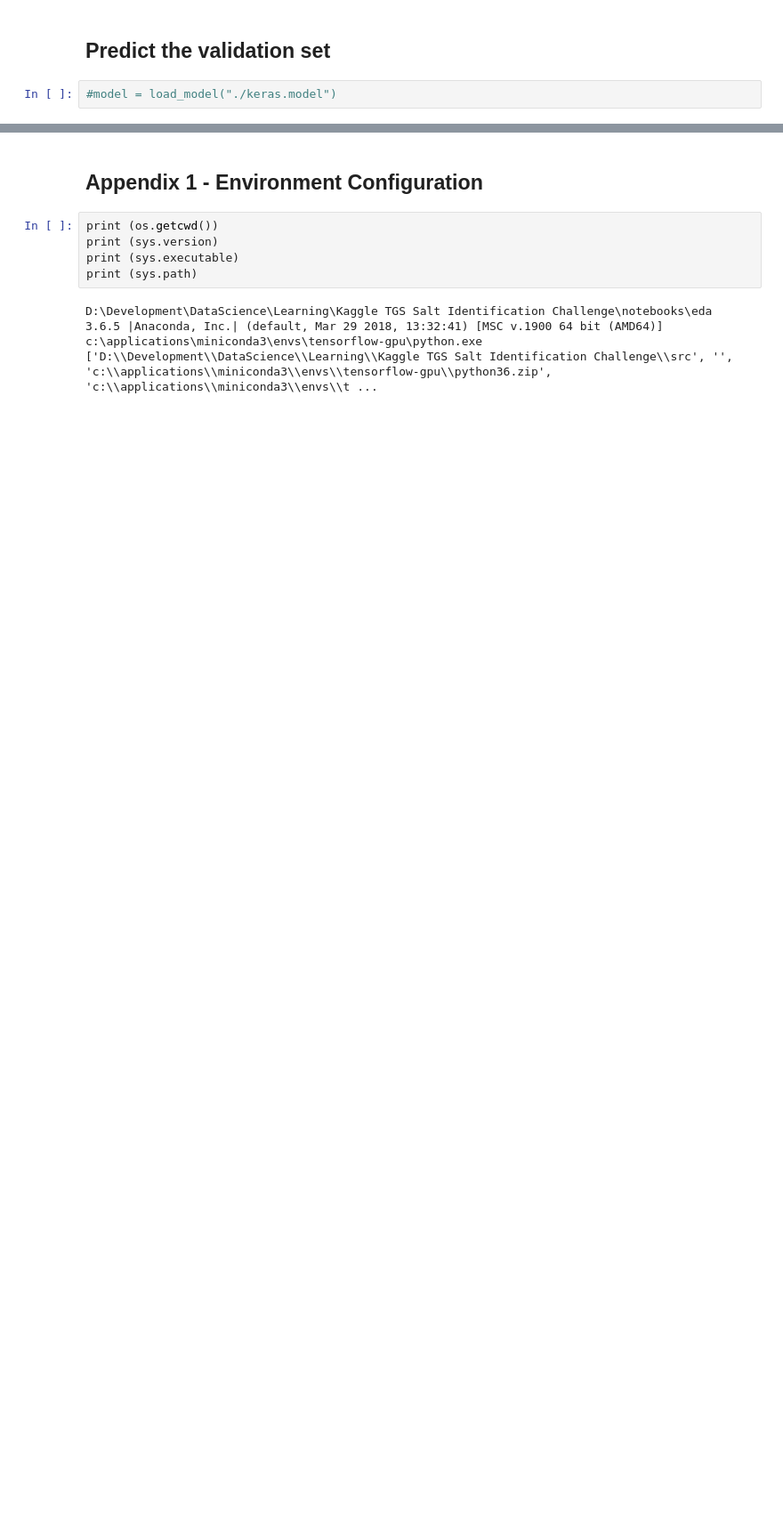
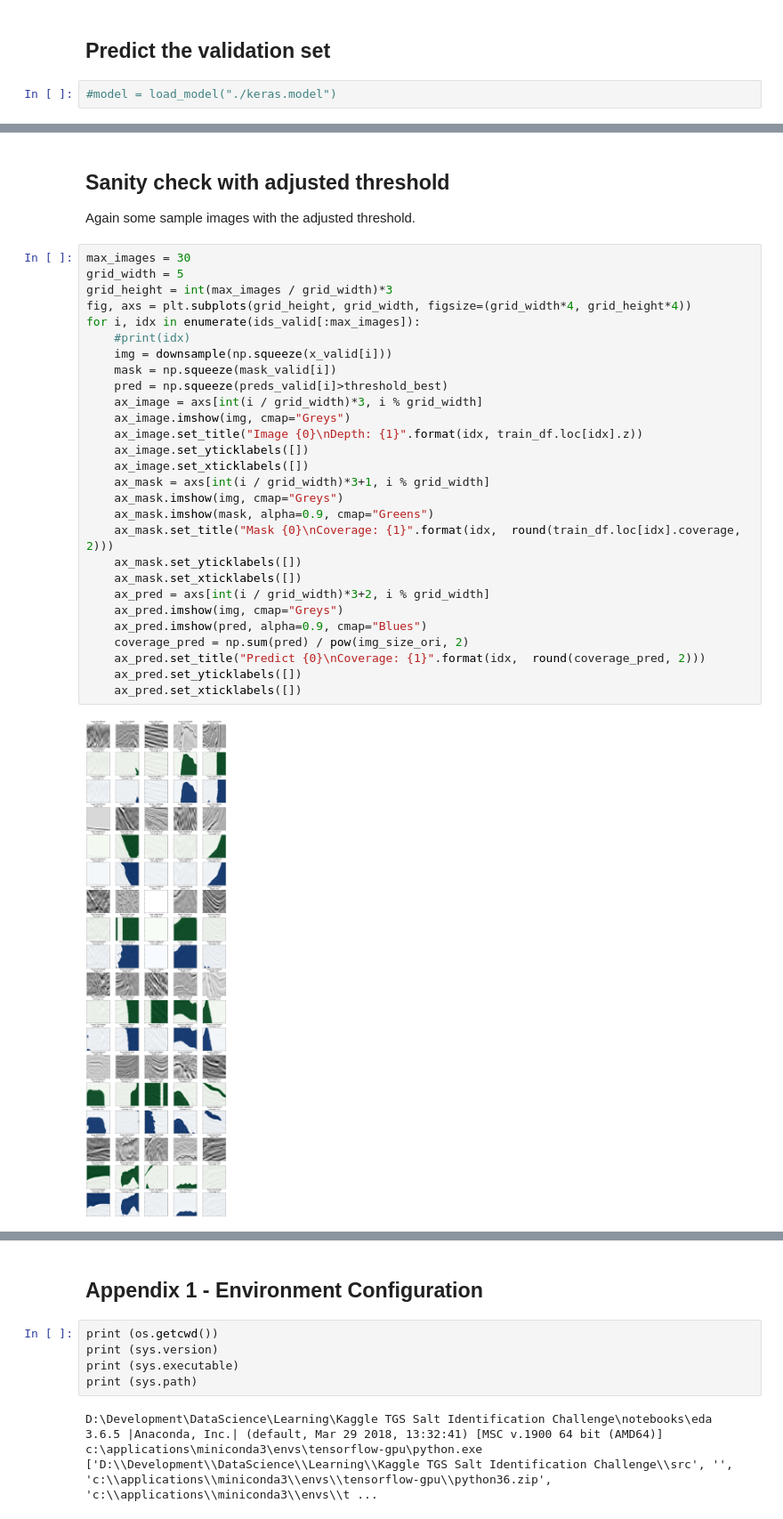
Before and after one commit to FlipWebApps/Kaggle-TGS-Salt-Identification-Challenge, a Jupyter notebook: notebooks/eda/U-Net.ipynb, the cells around one changed output, grey strips where cells are left out. Shown at 89% size. Saved outputs shown, nothing was run; the diff lists cells and outputs as text; blank space fills up the shorter version.

```diff
--- a/notebooks/eda/U-Net.ipynb
+++ b/notebooks/eda/U-Net.ipynb
@@ -221,0 +329,33 @@ ax_acc.legend()
+# %% [markdown]
+## Sanity check with adjusted threshold
+Again some sample images with the adjusted threshold.
+# %%
+max_images = 30
+grid_width = 5
+grid_height = int(max_images / grid_width)*3
+fig, axs = plt.subplots(grid_height, grid_width, figsize=(grid_width*4, grid_height*4))
+for i, idx in enumerate(ids_valid[:max_images]):
+    #print(idx)
+    img = downsample(np.squeeze(x_valid[i]))
+    mask = np.squeeze(mask_valid[i])
+    pred = np.squeeze(preds_valid[i]>threshold_best)
+    ax_image = axs[int(i / grid_width)*3, i % grid_width]
+    ax_image.imshow(img, cmap="Greys")
+    ax_image.set_title("Image {0}\nDepth: {1}".format(idx, train_df.loc[idx].z))
+    ax_image.set_yticklabels([])
+    ax_image.set_xticklabels([])
+    ax_mask = axs[int(i / grid_width)*3+1, i % grid_width]
+    ax_mask.imshow(img, cmap="Greys")
+    ax_mask.imshow(mask, alpha=0.9, cmap="Greens")
+    ax_mask.set_title("Mask {0}\nCoverage: {1}".format(idx,  round(train_df.loc[idx].coverage, 2)))
+    ax_mask.set_yticklabels([])
+    ax_mask.set_xticklabels([])
+    ax_pred = axs[int(i / grid_width)*3+2, i % grid_width]
+    ax_pred.imshow(img, cmap="Greys")
+    ax_pred.imshow(pred, alpha=0.9, cmap="Blues")
+    coverage_pred = np.sum(pred) / pow(img_size_ori, 2)
+    ax_pred.set_title("Predict {0}\nCoverage: {1}".format(idx,  round(coverage_pred, 2)))
+    ax_pred.set_yticklabels([])
+    ax_pred.set_xticklabels([])
+# %% [output]
+[figure, added]
```
Also changed, not shown: parts of 16 cells of this notebook, 3 other files.
